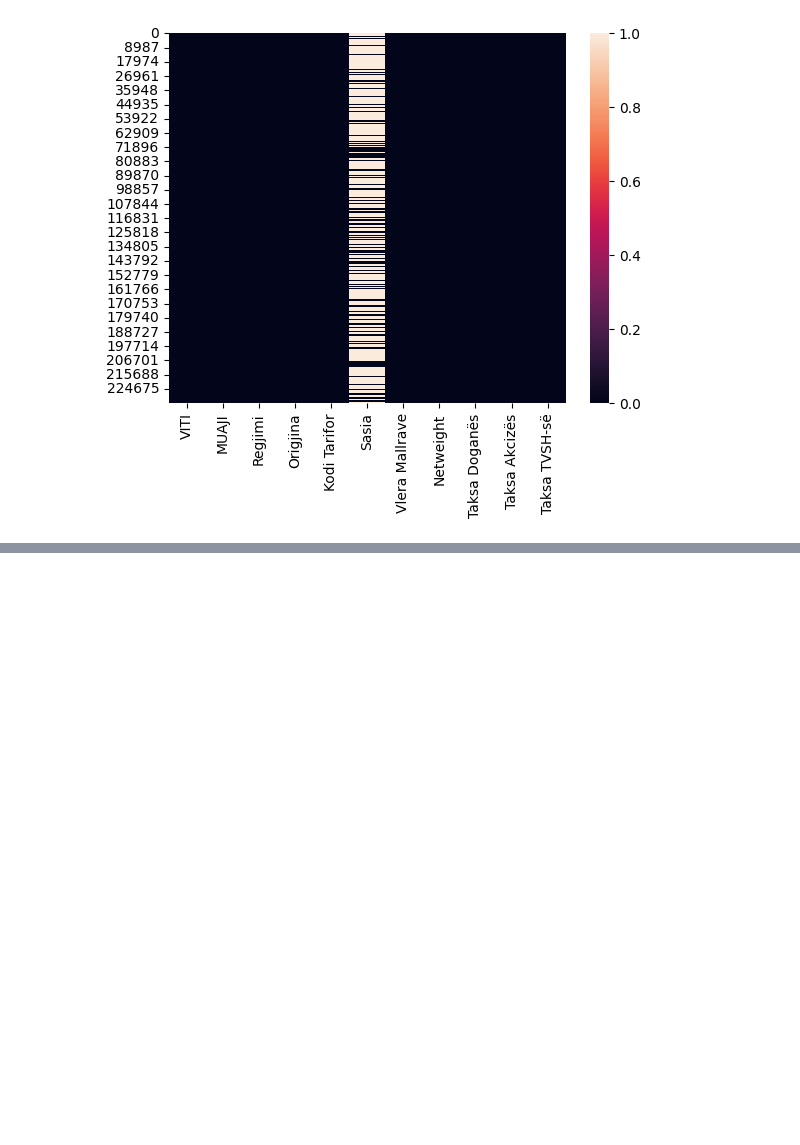
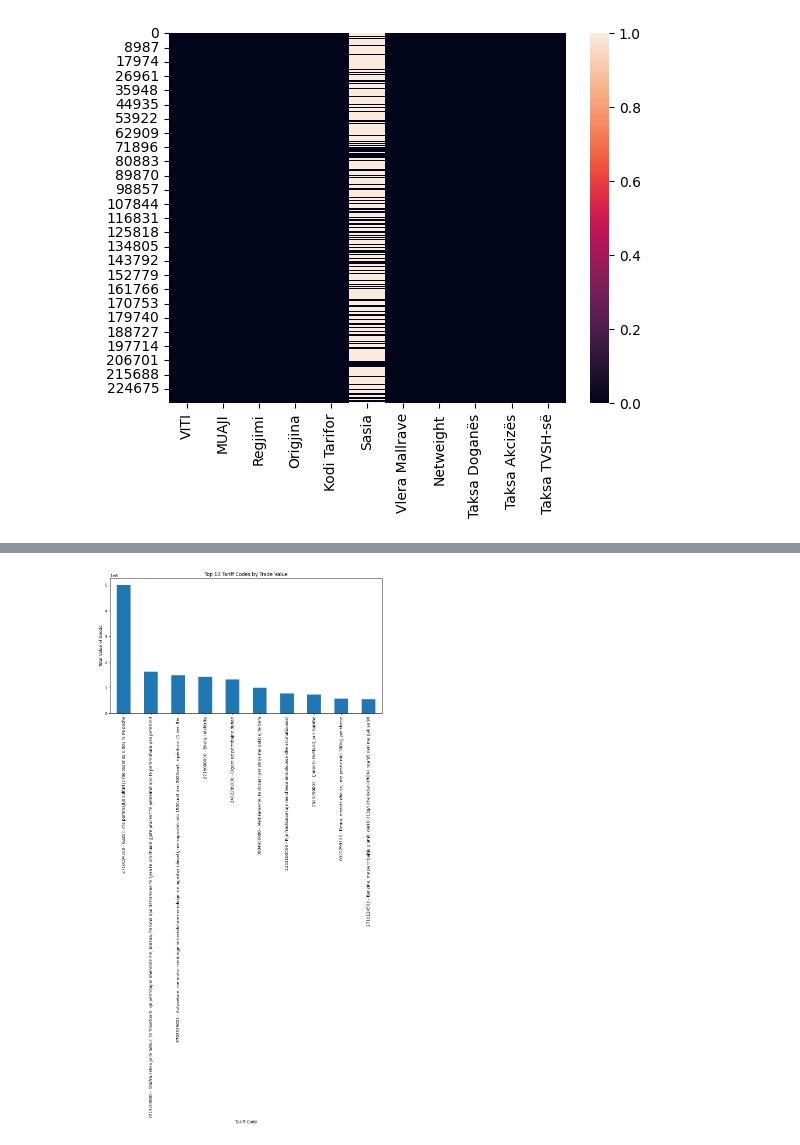
Before and after one commit to NjomzaRexhepi/Machine-Learning-Project, a Jupyter notebook: TradeBalance.ipynb, the cells around one changed output, grey strips where cells are left out. Cells and saved outputs as stored; diff of their text form; code cells hidden in the pictures; blank space fills up the shorter version.

```diff
--- a/TradeBalance.ipynb
+++ b/TradeBalance.ipynb
@@ -133,0 +160,10 @@ sns.heatmap(df.isnull())
+# %%
+# 3. Trade Value by Tariff Code
+plt.figure(figsize=(12, 6))
+df.groupby('Kodi Tarifor')['Vlera Mallrave'].sum().sort_values(ascending=False).head(10).plot(kind='bar')
+plt.title('Top 10 Tariff Codes by Trade Value')
+plt.xlabel('Tariff Code')
+plt.ylabel('Total Value of Goods')
+plt.show()
+# %% [output]
+[figure, added]
```
Also changed, not shown: parts of 4 cells of this notebook.
